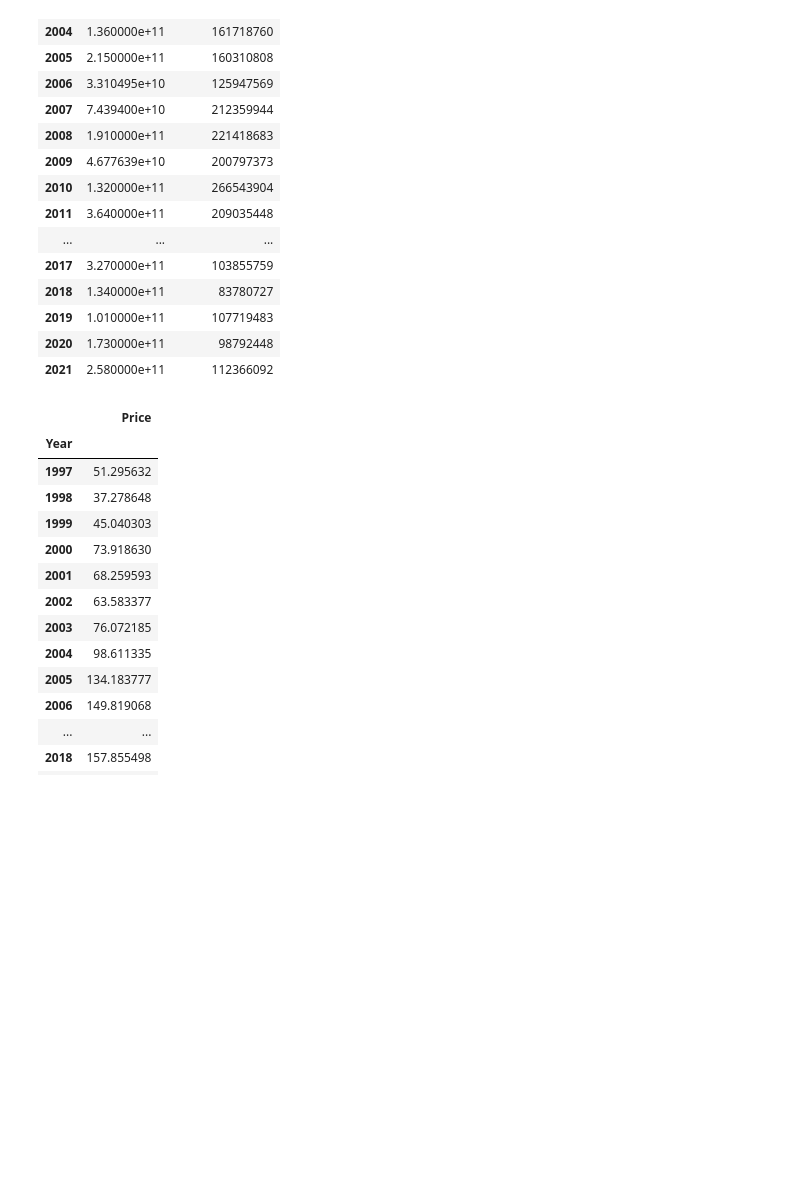
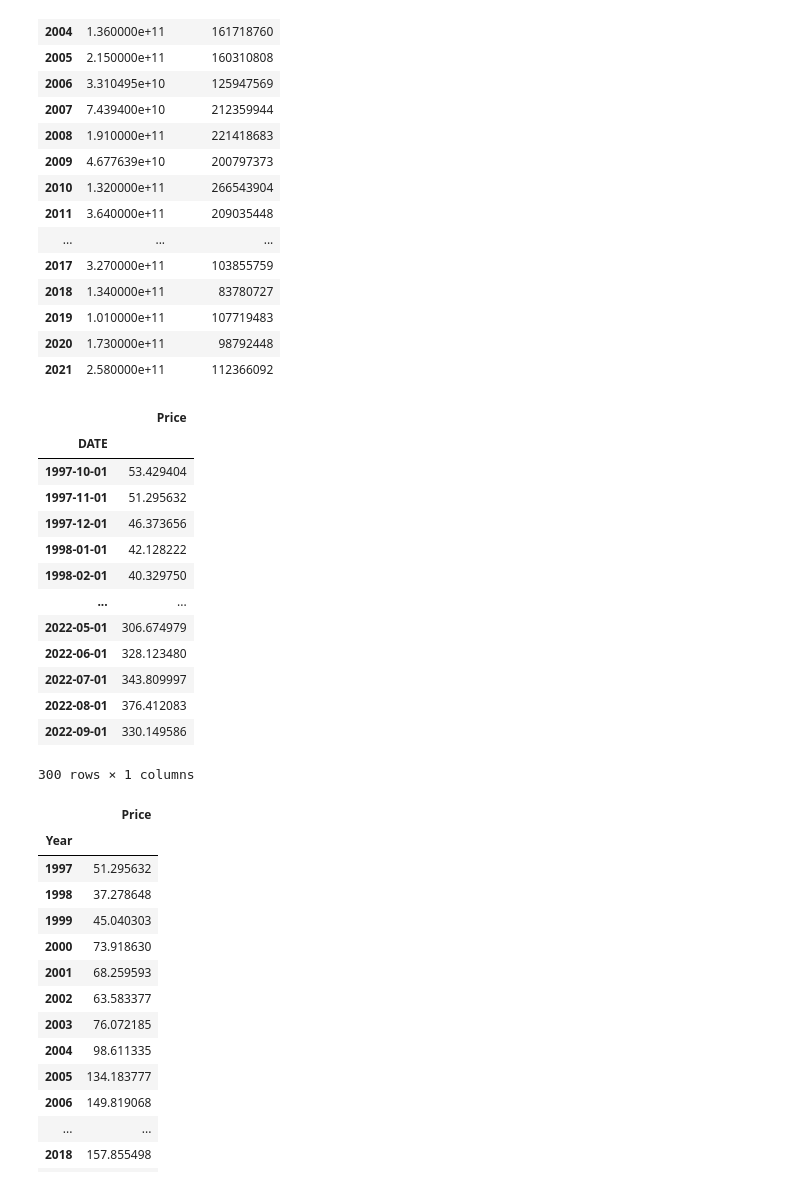
Before and after one commit to alexwese/tkseminar, a Jupyter notebook: DataAnalysis/Natural Disasters/DataAnalysis_NaturalDisasters.ipynb, the cells around one changed output. Cells and saved outputs as stored; diff of their text form; code cells hidden in the pictures; blank space fills up the shorter version.

```diff
--- a/DataAnalysis/Natural Disasters/DataAnalysis_NaturalDisasters.ipynb
+++ b/DataAnalysis/Natural Disasters/DataAnalysis_NaturalDisasters.ipynb
@@ -54,6 +54,30 @@ ecodamage_world.tail(20)
 | 2019 | 1.010000e+11 | 107719483 |
 | 2020 | 1.730000e+11 | 98792448 |
 | 2021 | 2.580000e+11 | 112366092 |
+# %%
+energy_df_monthly = pd.read_csv("../Data/EnergyIndex.csv")
+
+#energy_df =  energy_df.set_index('DATE')
+energy_df_monthly.index = pd.to_datetime(energy_df_monthly['DATE'],format='%Y/%m/%d')
+energy_df_monthly = energy_df_monthly.loc['1997-10-01':'2022-09-01']
+energy_df_monthly = energy_df_monthly.drop('DATE', axis = 1)
+
+energy_df_monthly
+# %% [output]
+|  | Price |
+| DATE |  |
+| 1997-10-01 | 53.429404 |
+| 1997-11-01 | 51.295632 |
+| 1997-12-01 | 46.373656 |
+| 1998-01-01 | 42.128222 |
+| 1998-02-01 | 40.329750 |
+| ... | ... |
+| 2022-05-01 | 306.674979 |
+| 2022-06-01 | 328.123480 |
+| 2022-07-01 | 343.809997 |
+| 2022-08-01 | 376.412083 |
+| 2022-09-01 | 330.149586 |
+300 rows × 1 columns
 # %%
 energy_df = pd.read_csv("../Data/EnergyIndex.csv")
 
```
Also changed, not shown: parts of 1 cell of this notebook, 9 other files.
